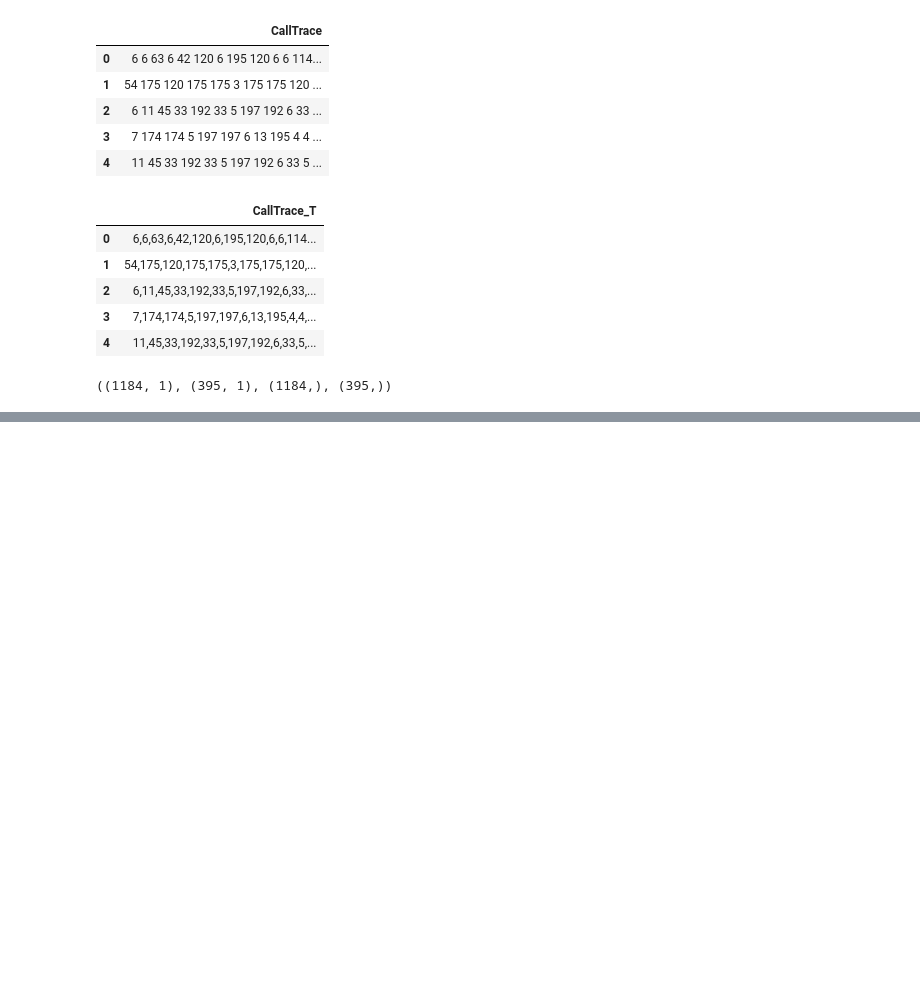
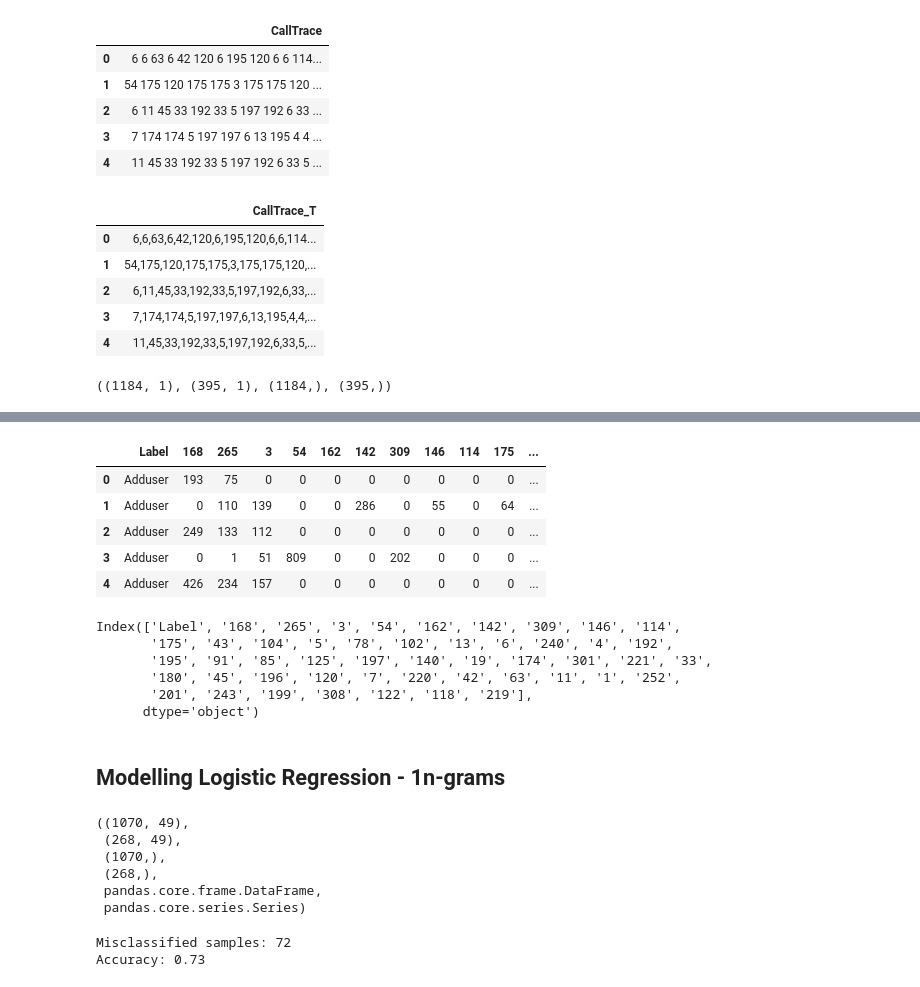
Before and after one commit to yusufarslanpolat/Springboard, a Jupyter notebook: Capstone-2/systemcall-anomaly-detection/logreg_on_adfa_ld.ipynb, the cells around one changed output, grey strips where cells are left out. Cells and saved outputs as stored; diff of their text form; code cells hidden in the pictures; blank space fills up the shorter version.

```diff
--- a/Capstone-2/systemcall-anomaly-detection/logreg_on_adfa_ld.ipynb
+++ b/Capstone-2/systemcall-anomaly-detection/logreg_on_adfa_ld.ipynb
@@ -736,0 +689,23 @@ ValueError: Found input variables with inconsistent numbers of samples: [1, 1184
+# %%
+train_1n = pd.read_csv("./train_1n.csv")
+train_1n.columns
+train_1n_bkp = train_1n.copy()
+train_1n.head()
+# %% [output]
+|  | Label | 168 | 265 | 3 | 54 | 162 | 142 | 309 | 146 | 114 | 175 | ... |
+| 0 | Adduser | 193 | 75 | 0 | 0 | 0 | 0 | 0 | 0 | 0 | 0 | ... |
+| 1 | Adduser | 0 | 110 | 139 | 0 | 0 | 286 | 0 | 55 | 0 | 64 | ... |
+| 2 | Adduser | 249 | 133 | 112 | 0 | 0 | 0 | 0 | 0 | 0 | 0 | ... |
+| 3 | Adduser | 0 | 1 | 51 | 809 | 0 | 0 | 202 | 0 | 0 | 0 | ... |
+| 4 | Adduser | 426 | 234 | 157 | 0 | 0 | 0 | 0 | 0 | 0 | 0 | ... |
+# %%
+train_1n.columns
+# %% [output]
+Index(['Label', '168', '265', '3', '54', '162', '142', '309', '146', '114',
+       '175', '43', '104', '5', '78', '102', '13', '6', '240', '4', '192',
+       '195', '91', '85', '125', '197', '140', '19', '174', '301', '221', '33',
+       '180', '45', '196', '120', '7', '220', '42', '63', '11', '1', '252',
+       '201', '243', '199', '308', '122', '118', '219'],
+      dtype='object')
+# %% [markdown]
+##  Modelling Logistic Regression - 1n-grams
@@ -736,0 +731,34 @@ ValueError: Found input variables with inconsistent numbers of samples: [1, 1184
+# %%
+X_train.shape, X_test.shape, y_train.shape, y_test.shape, type(X), type(y)
+# %% [output]
+((1070, 49),
+ (268, 49),
+ (1070,),
+ (268,),
+ pandas.core.frame.DataFrame,
+ pandas.core.series.Series)
+# %%
+
+# Feature Scaling
+from sklearn.preprocessing import StandardScaler
+sc = StandardScaler()
+X_train = sc.fit_transform(X_train)
+X_test = sc.transform(X_test)
+
+# Fitting Logistic Regression to the Training set
+from sklearn.linear_model import LogisticRegression
+classifier = LogisticRegression(multi_class='ovr', solver = 'lbfgs')
+classifier.fit(X_train, y_train)
+
+# Predicting the Test set results
+y_pred = classifier.predict(X_test)
+
+# How did our model perform?
+from sklearn import metrics
+count_misclassified = (y_test != y_pred).sum()
+print('Misclassified samples: {}'.format(count_misclassified))
+accuracy = metrics.accuracy_score(y_test, y_pred)
+print('Accuracy: {:.2f}'.format(accuracy))
+# %% [output]
+Misclassified samples: 72
+Accuracy: 0.73
```
Also changed, not shown: parts of 43 cells of this notebook, 1 other file.
